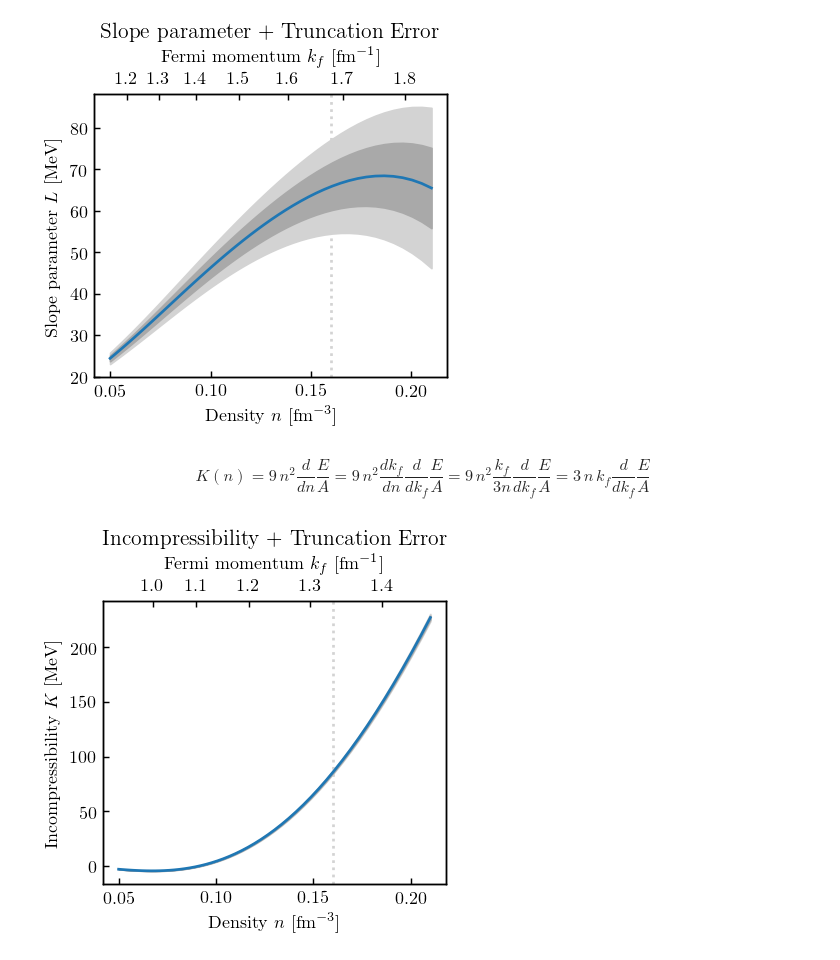
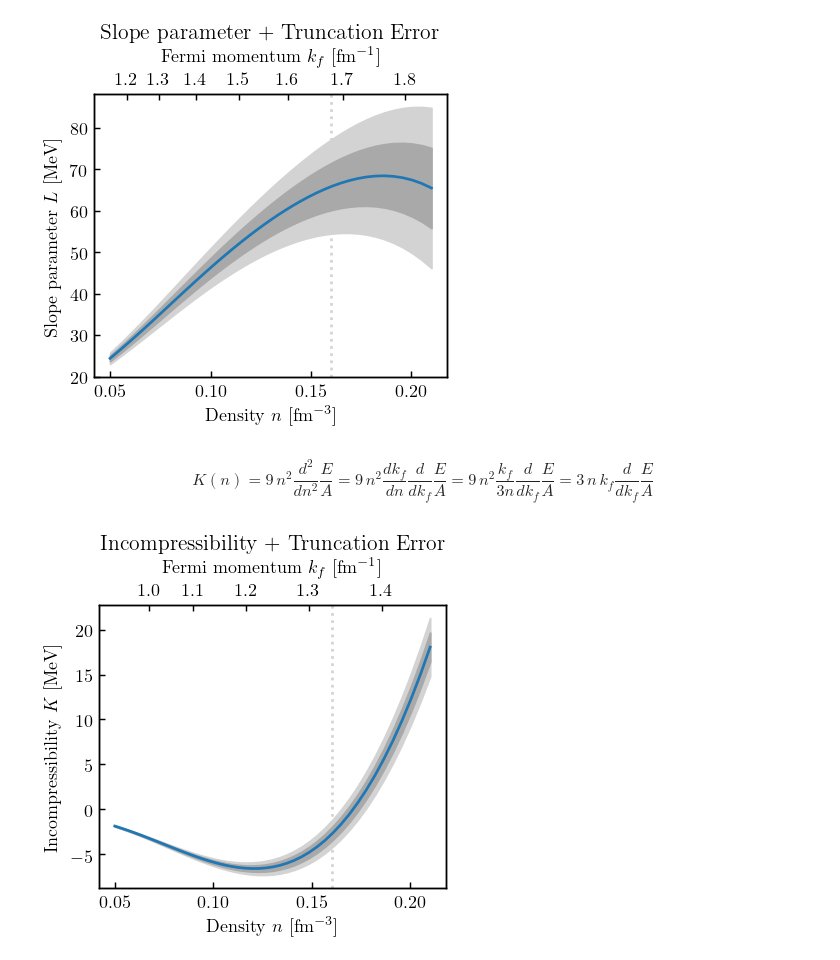
Before and after one commit to buqeye/nuclear-matter-convergence, a Jupyter notebook: analysis/derivatives-bands.ipynb, the cells around one changed output. Saved outputs shown, nothing was run; the diff lists cells and outputs as text; code cells hidden in the pictures.

```diff
--- a/analysis/derivatives-bands.ipynb
+++ b/analysis/derivatives-bands.ipynb
@@ -254,7 +310,29 @@ class CustomKernel(gptools.Kernel):
         self.f = f
 
     def __call__(self, Xi, Xj, ni, nj, hyper_deriv=None, symmetric=False):
-        return self.f(Xi, Xj, int(np.unique(ni)[0]), int(np.unique(nj)[0]))
+#         return self.f(Xi, Xj, int(np.unique(ni)[0]), int(np.unique(nj)[0]))
+        dmasks = {}
+        coverage = np.zeros(ni.shape[0], dtype=bool)
+        n_derivs = 2
+        for i in range(n_derivs+1):
+            for j in range(n_derivs+1):
+                mask_ij = ((ni == i) & (nj == j)).ravel()
+                dmasks[i, j] = mask_ij
+                coverage = coverage | mask_ij
+
+        if np.any(~coverage):
+            raise ValueError(f'Only up to {n_derivs} derivatives per x allowed')
+
+        value = np.NaN * np.ones(Xi.shape[0])
+        for (i, j), mask in dmasks.items():
+            value[mask] = self.f(Xi[mask], Xj[mask], i, j)
+        return value
+#         print(ni, nj, flush=True)
+        # Only works for 1d X.
+#         return np.array([
+#             self.f(x_i, x_j, int(n_i[0]), int(n_j[0]))
+#             for x_i, x_j, n_i, n_j in zip(Xi, Xj, ni, nj)
+#         ])
 # %% [markdown]
 We need to take arbitrary numbers of derivatives. Humans can make mistakes, let `SymPy` handle it.
 # %%
@@ -313,8 +444,10 @@ Finally, we can create the kernel objects for our GP interpolation and derivativ
 from functools import partial
 
 k_max = 4
-eval_kernel_lower = partial(eval_kernel_scale, lowest_order=0, highest_order=k_max)
-eval_kernel_upper = partial(eval_kernel_scale, lowest_order=k_max+1)
+# eval_kernel_lower = partial(eval_kernel_scale, lowest_order=0, highest_order=k_max)
+# eval_kernel_upper = partial(eval_kernel_scale, lowest_order=k_max+1)
+eval_kernel_lower = ConvergenceKernel(lowest_order=0, highest_order=k_max)
+eval_kernel_upper = ConvergenceKernel(lowest_order=k_max+1)
 
 matter_rbf_kernel = gptools.SquaredExponentialKernel(
     initial_params=[1,1], fixed_params=[True, True])
@@ -569,32 +724,32 @@ fig.tight_layout();
 [figure]
 # %% [markdown]
 $$
-K(n) = 9 \, n^2 \frac{d}{dn} \frac{E}{A} = 9 \, n^2 \frac{dk_f}{dn} \frac{d}{dk_f}  \frac{E}{A} = 9 \, n^2 \frac{k_f}{3n} \frac{d}{dk_f}  \frac{E}{A} = 3 \, n \, k_f \frac{d}{dk_f}  \frac{E}{A}
+K(n) = 9 \, n^2 \frac{d^2}{dn^2} \frac{E}{A} = 9 \, n^2 \frac{dk_f}{dn} \frac{d}{dk_f}  \frac{E}{A} = 9 \, n^2 \frac{k_f}{3n} \frac{d}{dk_f}  \frac{E}{A} = 3 \, n \, k_f \frac{d}{dk_f}  \frac{E}{A}
 $$
 # %%
-density_all = nuclear_density(kf_k_all, degeneracy=4)
-to_incomp_factor = kf_k_all * 3 * density_all
+density_all = nuclear_density(kf_s_all, degeneracy=4)
+to_incomp_factor = kf_s_all * 3 * density_all
 
-incomp = y_k_star_prime * to_incomp_factor
-incomp_std = std_k_total_star_prime * to_incomp_factor
+incomp = y_s_star_prime * to_incomp_factor
+incomp_std = std_s_total_star_prime * to_incomp_factor
 
 fig, ax = plt.subplots(figsize=(3.4, 3.4))
 ax2 = ax.twiny() # axis for kf
 curve_plus_bands_plot(ax, density_all, incomp, incomp_std)
 highlight_nsat(ax)
 
 # set labels and title
 ax.set_xlabel(r"Density $n$ [fm$^{-3}$]")
 ax.set_ylabel(r'Incompressibility $K$ [MeV]')
 ax2.set_xlabel(r'Fermi momentum $k_f$ [fm$^{-1}$]')
 ax.set_title('Incompressibility + Truncation Error')
 
 # set limits and ticks for kf axis
 kfTickLocations = np.array([1.0, 1.1, 1.2, 1.3, 1.4])
 ax2.set_xlim(ax.get_xlim())
 ax2.set_xticks(nuclear_density(kfTickLocations,4))
 ax2.set_xticklabels(kfTickLocations)
 
 fig.tight_layout();
 # %% [output]
-[figure, old version]
+[figure, new version]
```
Also changed, not shown: parts of 13 cells of this notebook.
